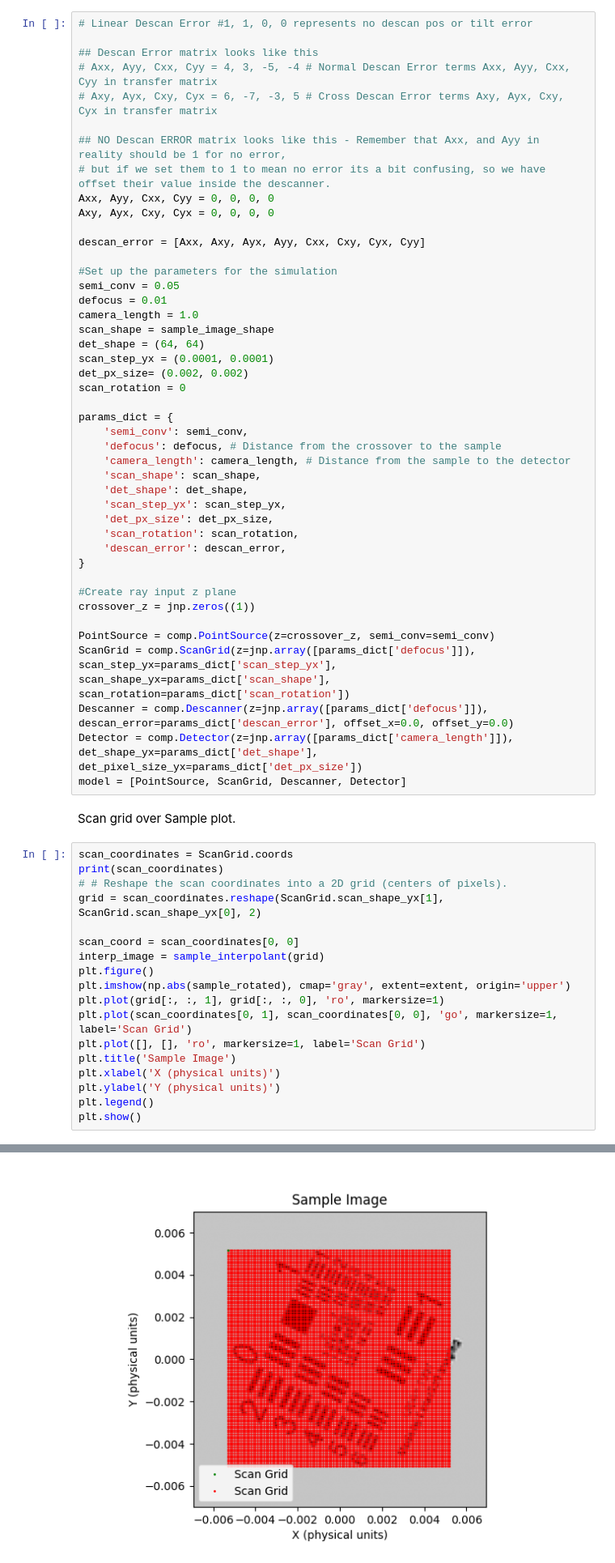
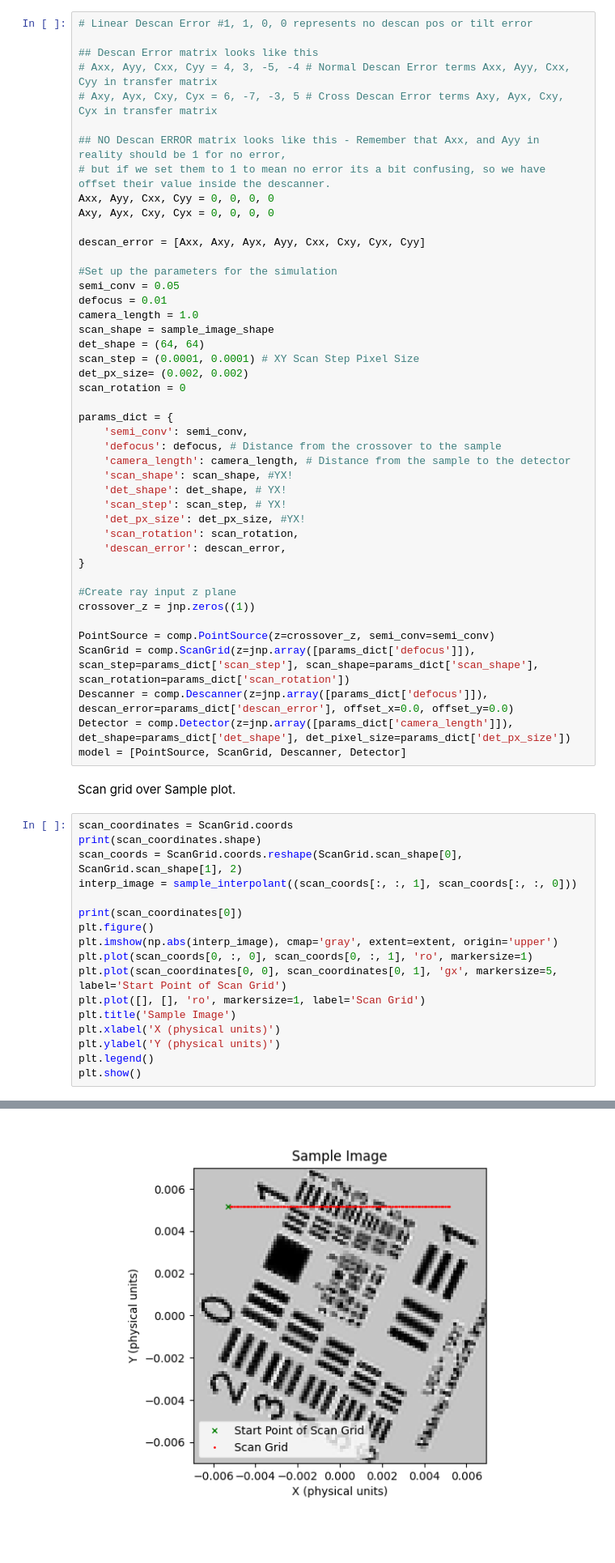
Before and after one commit to uellue/TemGymCore, a Jupyter notebook: fourdstem_example/generate.ipynb, the cells around one changed output, grey strips where cells are left out. Shown at 81% size. Drawn from its saved outputs; the diff is of its cells as text; blank space fills up the shorter version.

Commit message:
Working with XY coordinates where neccessary.

```diff
--- a/fourdstem_example/generate.ipynb
+++ b/fourdstem_example/generate.ipynb
@@ -83,7 +83,7 @@ defocus = 0.01
 camera_length = 1.0
 scan_shape = sample_image_shape
 det_shape = (64, 64)
-scan_step_yx = (0.0001, 0.0001)
+scan_step = (0.0001, 0.0001) # XY Scan Step Pixel Size
 det_px_size= (0.002, 0.002)
 scan_rotation = 0
 
@@ -91,10 +91,10 @@ params_dict = {
     'semi_conv': semi_conv,
     'defocus': defocus, # Distance from the crossover to the sample
     'camera_length': camera_length, # Distance from the sample to the detector
-    'scan_shape': scan_shape,
-    'det_shape': det_shape,
-    'scan_step_yx': scan_step_yx,
-    'det_px_size': det_px_size,
+    'scan_shape': scan_shape, #YX!
+    'det_shape': det_shape, # YX!
+    'scan_step': scan_step, # YX!
+    'det_px_size': det_px_size, #YX!
     'scan_rotation': scan_rotation,
     'descan_error': descan_error,
 }
@@ -103,24 +103,23 @@ params_dict = {
 crossover_z = jnp.zeros((1))
 
 PointSource = comp.PointSource(z=crossover_z, semi_conv=semi_conv)
-ScanGrid = comp.ScanGrid(z=jnp.array([params_dict['defocus']]), scan_step_yx=params_dict['scan_step_yx'], scan_shape_yx=params_dict['scan_shape'], scan_rotation=params_dict['scan_rotation'])
+ScanGrid = comp.ScanGrid(z=jnp.array([params_dict['defocus']]), scan_step=params_dict['scan_step'], scan_shape=params_dict['scan_shape'], scan_rotation=params_dict['scan_rotation'])
 Descanner = comp.Descanner(z=jnp.array([params_dict['defocus']]), descan_error=params_dict['descan_error'], offset_x=0.0, offset_y=0.0)
-Detector = comp.Detector(z=jnp.array([params_dict['camera_length']]), det_shape_yx=params_dict['det_shape'], det_pixel_size_yx=params_dict['det_px_size'])
+Detector = comp.Detector(z=jnp.array([params_dict['camera_length']]), det_shape=params_dict['det_shape'], det_pixel_size=params_dict['det_px_size'])
 model = [PointSource, ScanGrid, Descanner, Detector]
 # %% [markdown]
 Scan grid over Sample plot.
 # %%
 scan_coordinates = ScanGrid.coords
-print(scan_coordinates)
-# # Reshape the scan coordinates into a 2D grid (centers of pixels).
-grid = scan_coordinates.reshape(ScanGrid.scan_shape_yx[1], ScanGrid.scan_shape_yx[0], 2)
+print(scan_coordinates.shape)
+scan_coords = ScanGrid.coords.reshape(ScanGrid.scan_shape[0], ScanGrid.scan_shape[1], 2)
+interp_image = sample_interpolant((scan_coords[:, :, 1], scan_coords[:, :, 0]))
 
-scan_coord = scan_coordinates[0, 0]
-interp_image = sample_interpolant(grid)
+print(scan_coordinates[0])
 plt.figure()
-plt.imshow(np.abs(sample_rotated), cmap='gray', extent=extent, origin='upper')
-plt.plot(grid[:, :, 1], grid[:, :, 0], 'ro', markersize=1)
-plt.plot(scan_coordinates[0, 1], scan_coordinates[0, 0], 'go', markersize=1, label='Scan Grid')
+plt.imshow(np.abs(interp_image), cmap='gray', extent=extent, origin='upper')
+plt.plot(scan_coords[0, :, 0], scan_coords[0, :, 1], 'ro', markersize=1)
+plt.plot(scan_coordinates[0, 0], scan_coordinates[0, 1], 'gx', markersize=5, label='Start Point of Scan Grid')
 plt.plot([], [], 'ro', markersize=1, label='Scan Grid')
 plt.title('Sample Image')
 plt.xlabel('X (physical units)')
@@ -138,4 +132,4 @@ plt.show()
-[figure, old version]
+[figure, new version]
 # %% [markdown]
 Generating the forward dataset:
 # %%
```
Also changed, not shown: parts of 3 cells of this notebook, 5 other files.
